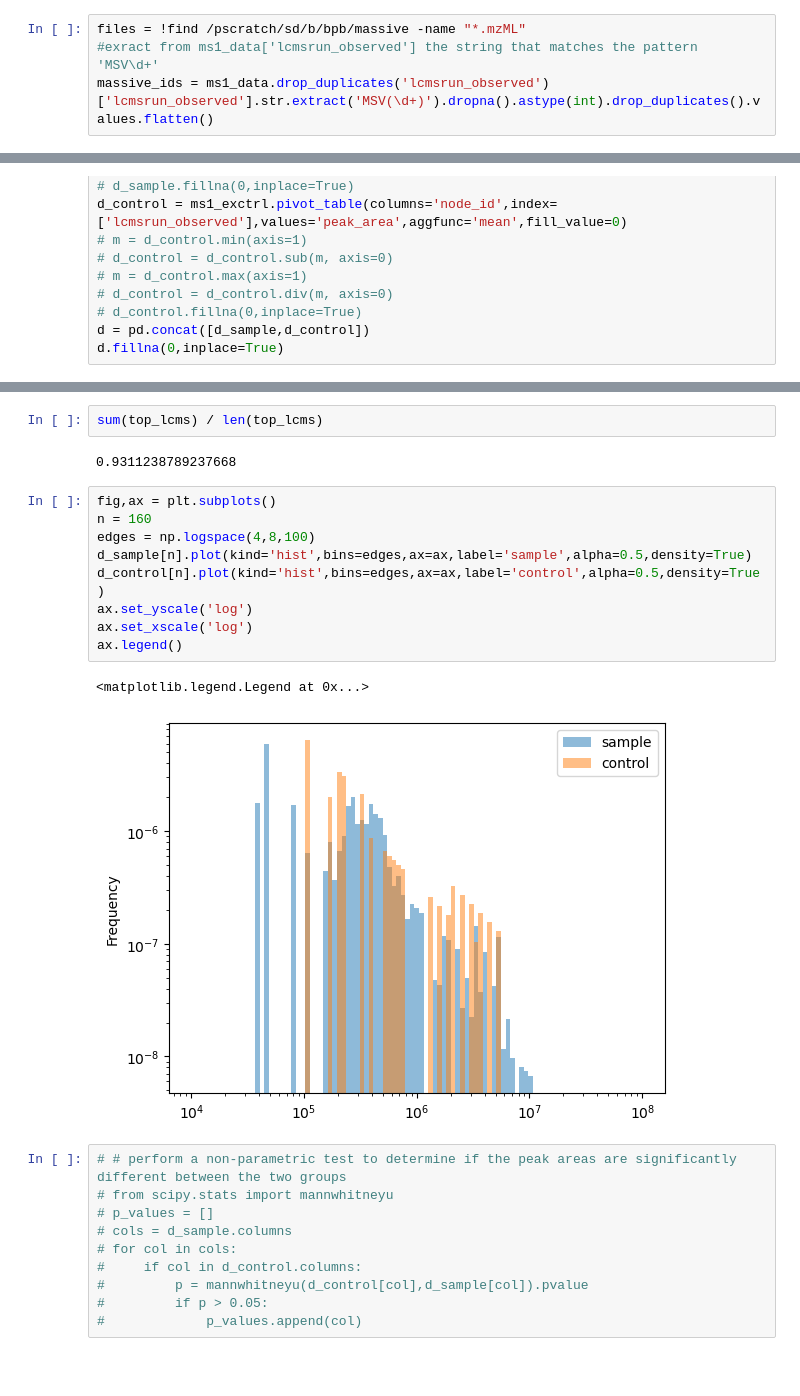
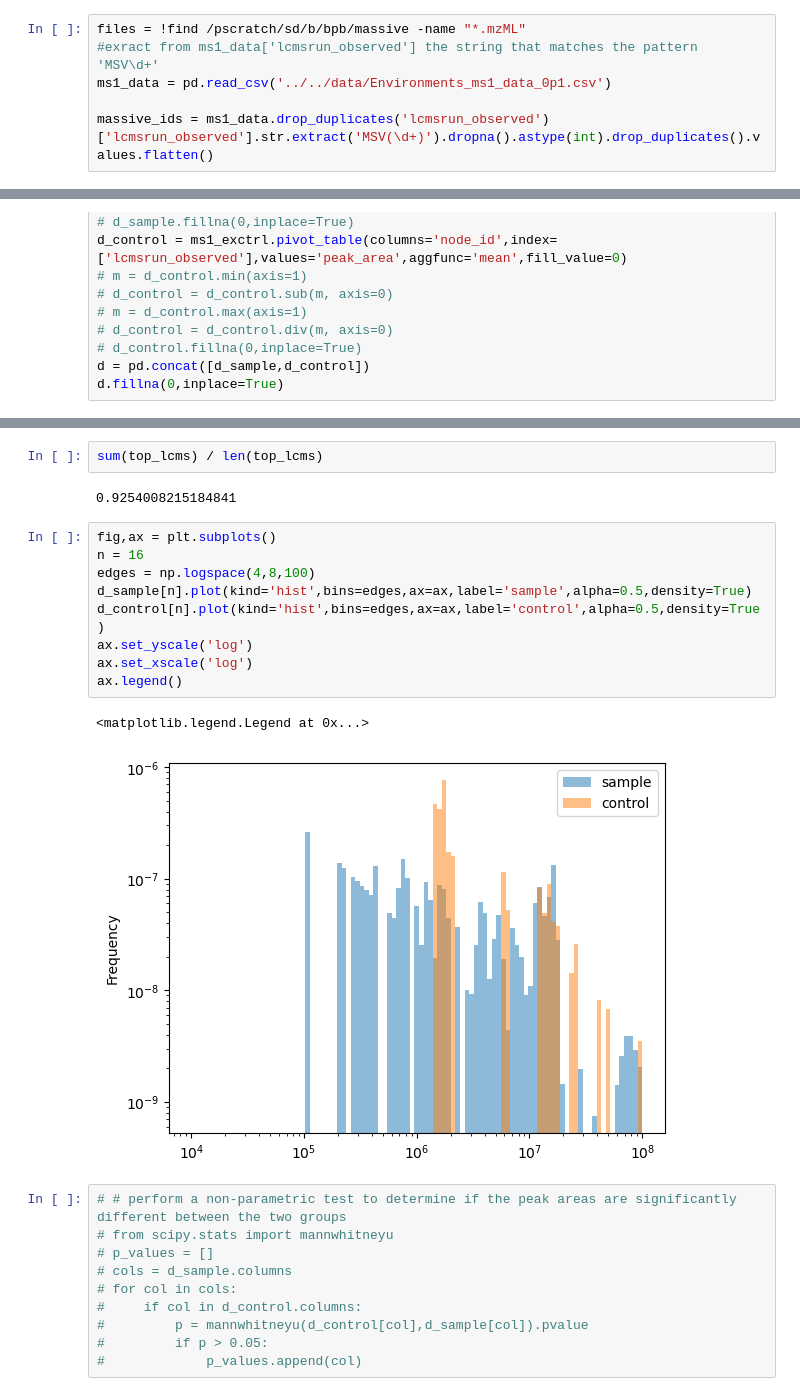
Before and after one commit to biorack/envnet, a Jupyter notebook: envnet/build/filter_background_exctrl_from_environment_files.ipynb, the cells around one changed output, grey strips where cells are left out. Saved outputs shown, nothing was run; the diff lists cells and outputs as text; blank space fills up the shorter version.

```diff
--- a/envnet/build/filter_background_exctrl_from_environment_files.ipynb
+++ b/envnet/build/filter_background_exctrl_from_environment_files.ipynb
@@ -185,6 +187,8 @@ ms2_data.to_csv('../../data/EnvironmentBackground_ms2_data_0p1.csv')
 # %%
 files = !find /pscratch/sd/b/bpb/massive -name "*.mzML"
 #exract from ms1_data['lcmsrun_observed'] the string that matches the pattern 'MSV\d+'
+ms1_data = pd.read_csv('../../data/Environments_ms1_data_0p1.csv')
+
 massive_ids = ms1_data.drop_duplicates('lcmsrun_observed')['lcmsrun_observed'].str.extract('MSV(\d+)').dropna().astype(int).drop_duplicates().values.flatten()
 # %%
 files[0]
@@ -304,19 +316,19 @@ Length: 14272, dtype: bool
 # %%
 sum(top_lcms) / len(top_lcms)
 # %% [output]
-0.9311238789237668
+0.9254008215184841
 # %%
 fig,ax = plt.subplots()
-n = 160
+n = 16
 edges = np.logspace(4,8,100)
 d_sample[n].plot(kind='hist',bins=edges,ax=ax,label='sample',alpha=0.5,density=True)
 d_control[n].plot(kind='hist',bins=edges,ax=ax,label='control',alpha=0.5,density=True)
 ax.set_yscale('log')
 ax.set_xscale('log')
 ax.legend()
 # %% [output]
 <matplotlib.legend.Legend at 0x...>
-[figure, old version]
+[figure, new version]
 # %%
 # # perform a non-parametric test to determine if the peak areas are significantly different between the two groups
 # from scipy.stats import mannwhitneyu
```
Also changed, not shown: parts of 7 cells of this notebook, 9 other files.
